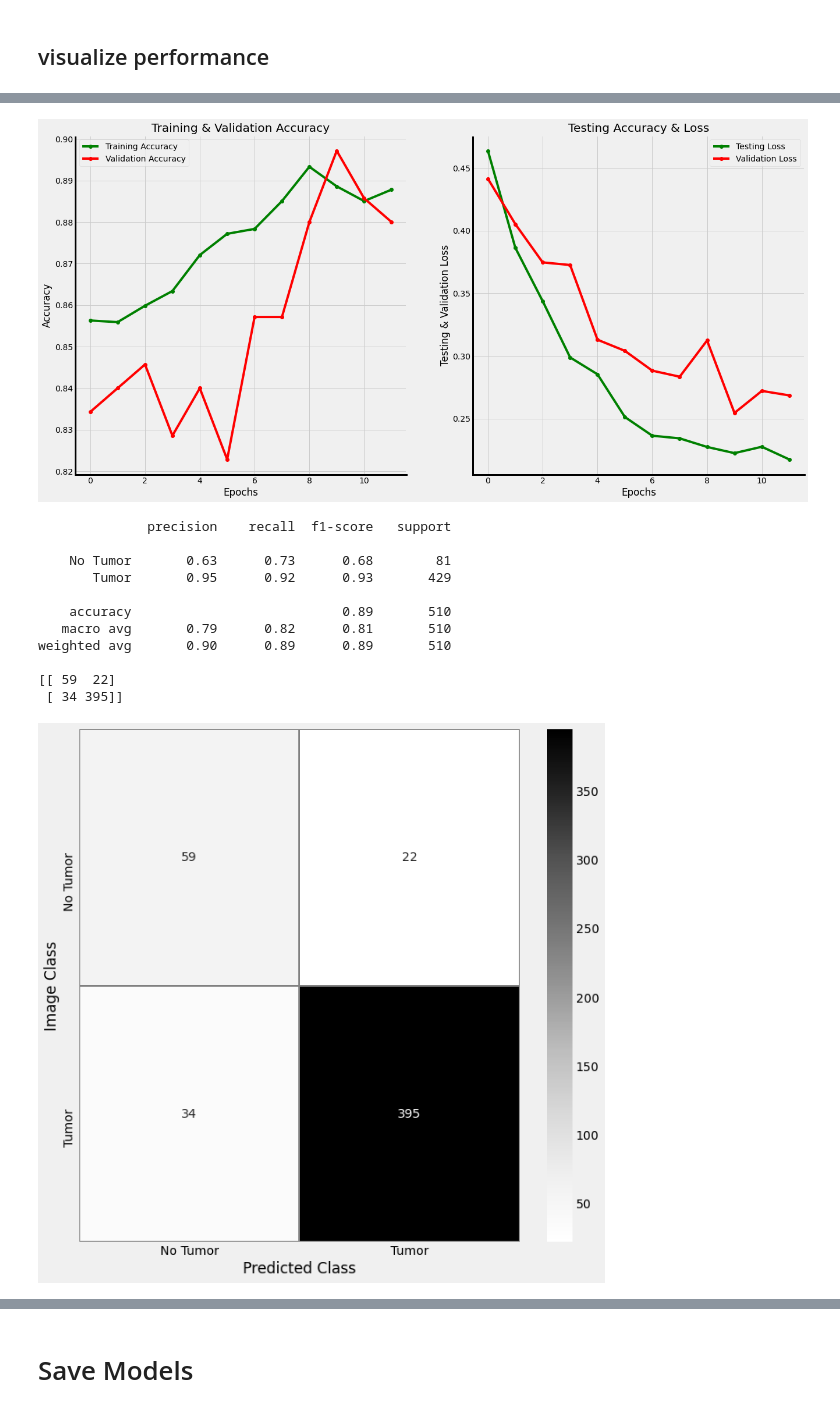
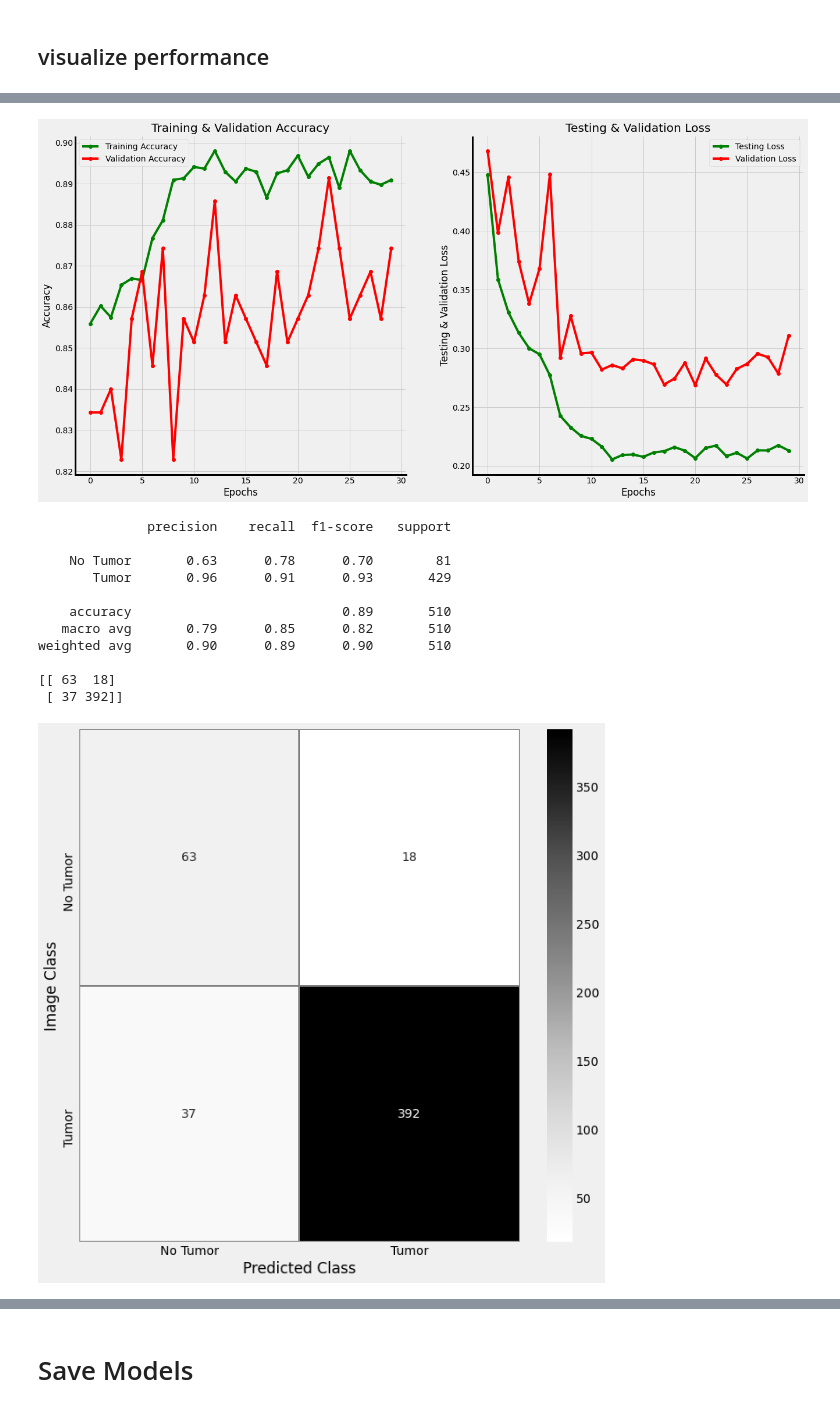
Before and after one commit to samjdedes/MRI_brain_scan_tumor_detection, a Jupyter notebook: notebooks/exploratory/EDA.ipynb, the cells around one changed output, grey strips where cells are left out. Cells and saved outputs as stored; diff of their text form; code cells hidden in the pictures.

```diff
--- a/notebooks/exploratory/EDA.ipynb
+++ b/notebooks/exploratory/EDA.ipynb
@@ -562,0 +687,22 @@ Epoch 30/30
+# %%
+metrics = ['Recall', 'accuracy']
+ssm_pure = Sequential()
+ssm_pure.add(Conv2D(64, (4,4), strides=1, padding='same', activation='relu', input_shape=(150,150,3)))
+ssm_pure.add(MaxPool2D((4,4), strides=2, padding='same'))
+ssm_pure.add(Dropout(0.1))
+
+ssm_pure.add(Conv2D(64, (3,3), strides=1, padding='same', activation='selu'))
+ssm_pure.add(MaxPool2D((3,3), strides=2, padding='same'))
+ssm_pure.add(Dropout(0.1))
+
+ssm_pure.add(Conv2D(64, (2,2), strides=1, padding='same', activation='elu'))
+ssm_pure.add(MaxPool2D((2,2), strides=1, padding='same'))
+
+ssm_pure.add(Dropout(0.2))
+ssm_pure.add(Dense(units=1, activation='relu'))
+
+ssm_pure.add(Flatten())
+
+ssm_pure.add(Dense(units=1, activation='sigmoid'))
+ssm_pure.compile(optimizer='adam', loss='binary_crossentropy', metrics=metrics)
+ssm_pure.summary()
@@ -1146,7 +1327,7 @@ def plot_metrics(model_history, filename='default', path=None):
 
     ax[1].plot(epochs , train_loss , 'g-o' , label = 'Testing Loss')
     ax[1].plot(epochs , val_loss , 'r-o' , label = 'Validation Loss')
-    ax[1].set_title('Testing Accuracy & Loss')
+    ax[1].set_title('Testing & Validation Loss')
     ax[1].legend()
     ax[1].set_xlabel("Epochs")
     ax[1].set_ylabel("Testing & Validation Loss")
@@ -1244,18 +1474,18 @@ weighted avg       0.84      0.86      0.84       510
 # %%
-plot_metrics(model3_history.history, filename='model_3')
-plot_confusion_matrix(model3, x_test, y_test, filename='model_3')
+plot_metrics(model3_history.history, path='../figures/model_3')
+plot_confusion_matrix(model3, x_test, y_test, path='../figures/model_3')
 # %% [output]
-[figure, old version]
+[figure, new version]
               precision    recall  f1-score   support
 
-    No Tumor       0.63      0.73      0.68        81
-       Tumor       0.95      0.92      0.93       429
+    No Tumor       0.63      0.78      0.70        81
+       Tumor       0.96      0.91      0.93       429
 
     accuracy                           0.89       510
-   macro avg       0.79      0.82      0.81       510
-weighted avg       0.90      0.89      0.89       510
+   macro avg       0.79      0.85      0.82       510
+weighted avg       0.90      0.89      0.90       510
 
-[[ 59  22]
- [ 34 395]]
+[[ 63  18]
+ [ 37 392]]
-[figure, old version]
+[figure, new version]
 # %%
```
Also changed, not shown: parts of 33 cells of this notebook, 7 other files.
